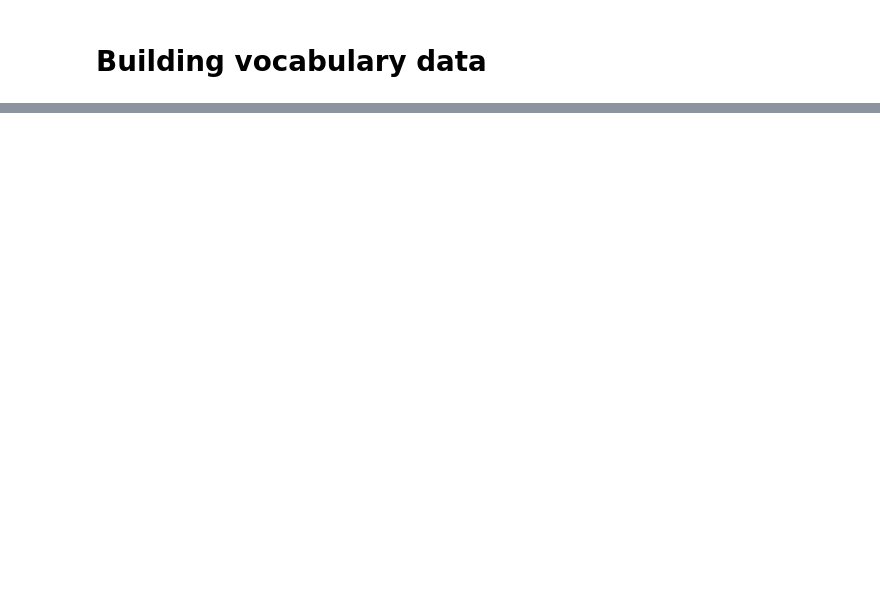
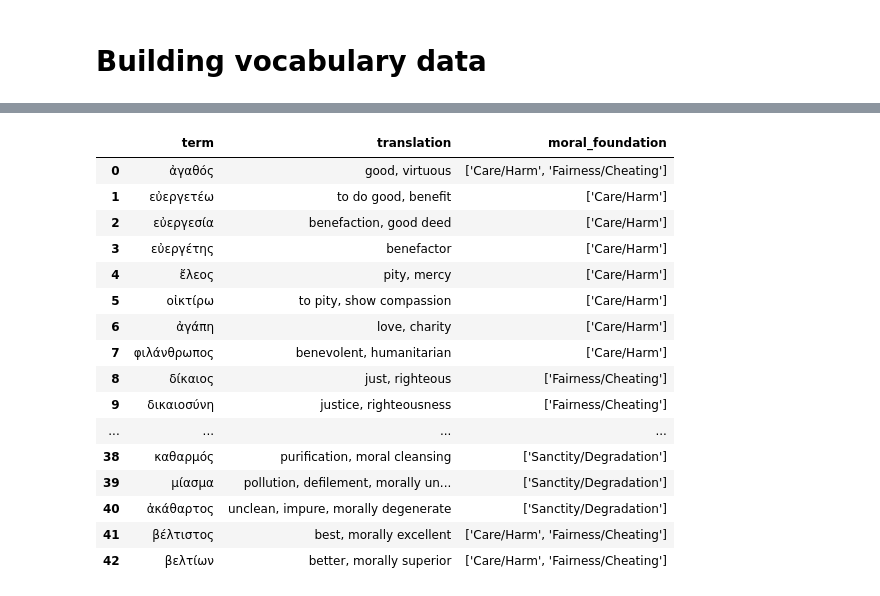
Before and after one commit to kasev/theos, a Jupyter notebook: scripts/1_lagt_ngrams_extraction+explorations.ipynb, the cells around one changed output, grey strips where cells are left out. Cells and saved outputs as stored; diff of their text form; code cells hidden in the pictures; blank space fills up the shorter version.

```diff
--- a/scripts/1_lagt_ngrams_extraction+explorations.ipynb
+++ b/scripts/1_lagt_ngrams_extraction+explorations.ipynb
@@ -305,7 +203,7 @@ subcorpora_overview_df
 # %%
 # TO-DO: numbers to english string format: 1000000 -> 1,000,000
 # %%
-google_conf.set_with_dataframe(theos_data.add_worksheet("subcorpora_overview_labels", 1,1), subcorpora_overview_df)
+#google_conf.set_with_dataframe(theos_data.add_worksheet("subcorpora_overview_labels", 1,1), subcorpora_overview_df)
 subcorpora_overview_df.to_csv("../data/subcorpora_overview_df_labels.csv", index=False)
 # %% [markdown]
 ### Overview by century
@@ -342,5 +225,5 @@ def get_sents(row):
 # %%
 LAGT["cents"] = LAGT.apply(get_sents, axis=1)
 # %%
-LAGT_subset = LAGT[LAGT["cents"].apply(lambda x: "8BC" in x)]
+LAGT_subset = LAGT[LAGT["cents"].apply(lambda x: "8BCE" in x)]
 LAGT_subset
@@ -613,0 +379,21 @@ len(shared_vocabulary)
+# %%
+morality_mft = google_conf.get_as_dataframe(theos_data.worksheet("morality_mft"))
+morality_mft
+# %% [output]
+|  | term | translation | moral_foundation |
+| 0 | ἀγαθός | good, virtuous | ['Care/Harm', 'Fairness/Cheating'] |
+| 1 | εὐεργετέω | to do good, benefit | ['Care/Harm'] |
+| 2 | εὐεργεσία | benefaction, good deed | ['Care/Harm'] |
+| 3 | εὐεργέτης | benefactor | ['Care/Harm'] |
+| 4 | ἔλεος | pity, mercy | ['Care/Harm'] |
+| 5 | οἰκτίρω | to pity, show compassion | ['Care/Harm'] |
+| 6 | ἀγάπη | love, charity | ['Care/Harm'] |
+| 7 | φιλάνθρωπος | benevolent, humanitarian | ['Care/Harm'] |
+| 8 | δίκαιος | just, righteous | ['Fairness/Cheating'] |
+| 9 | δικαιοσύνη | justice, righteousness | ['Fairness/Cheating'] |
+| ... | ... | ... | ... |
+| 38 | καθαρμός | purification, moral cleansing | ['Sanctity/Degradation'] |
+| 39 | μίασμα | pollution, defilement, morally un... | ['Sanctity/Degradation'] |
+| 40 | ἀκάθαρτος | unclean, impure, morally degenerate | ['Sanctity/Degradation'] |
+| 41 | βέλτιστος | best, morally excellent | ['Care/Harm', 'Fairness/Cheating'] |
+| 42 | βελτίων | better, morally superior | ['Care/Harm', 'Fairness/Cheating'] |
```
Also changed, not shown: parts of 54 cells of this notebook, 5 other files.
